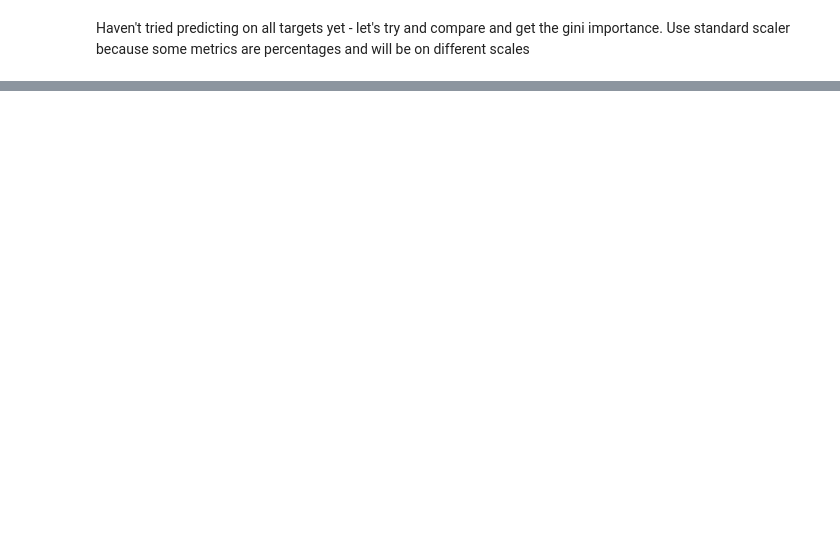
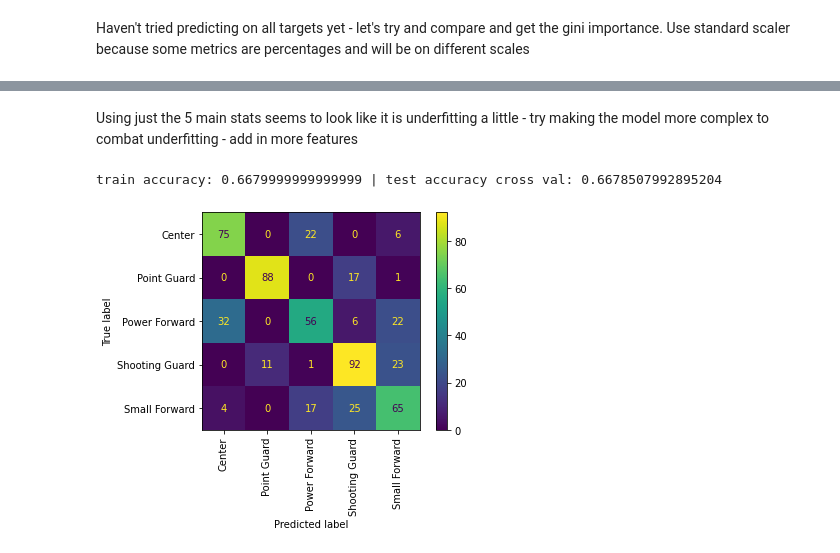
Before and after one commit to wjlau/capstone3, a Jupyter notebook: predicting_player_positions.ipynb, the cells around one changed output, grey strips where cells are left out. Drawn from its saved outputs; the diff is of its cells as text; code cells hidden in the pictures; blank space fills up the shorter version.

```diff
--- a/predicting_player_positions.ipynb
+++ b/predicting_player_positions.ipynb
@@ -471,0 +488,10 @@ train accuracy: 0.6460000000000001 | test accuracy cross val: 0.612
+# %% [markdown]
+Using just the 5 main stats seems to look like it is underfitting a little - try making the model more complex to combat underfitting - add in more features
+# %%
+lr = LogisticRegression(max_iter = 450).fit(X_train3,y_train3)
+lr_predicted = lr.predict(X_test3)
+plot_confusion_matrix(lr,X_test3,y_test3,xticks_rotation='vertical')
+print(f'train accuracy: {cross_val_score(lr,X_train3,y_train3,cv=5).mean()} | test accuracy cross val: {accuracy_score(y_test3,lr_predicted)}');
+# %% [output]
+train accuracy: 0.6679999999999999 | test accuracy cross val: 0.6678507992895204
+[figure, added]
```
Also changed, not shown: parts of 27 cells of this notebook.
